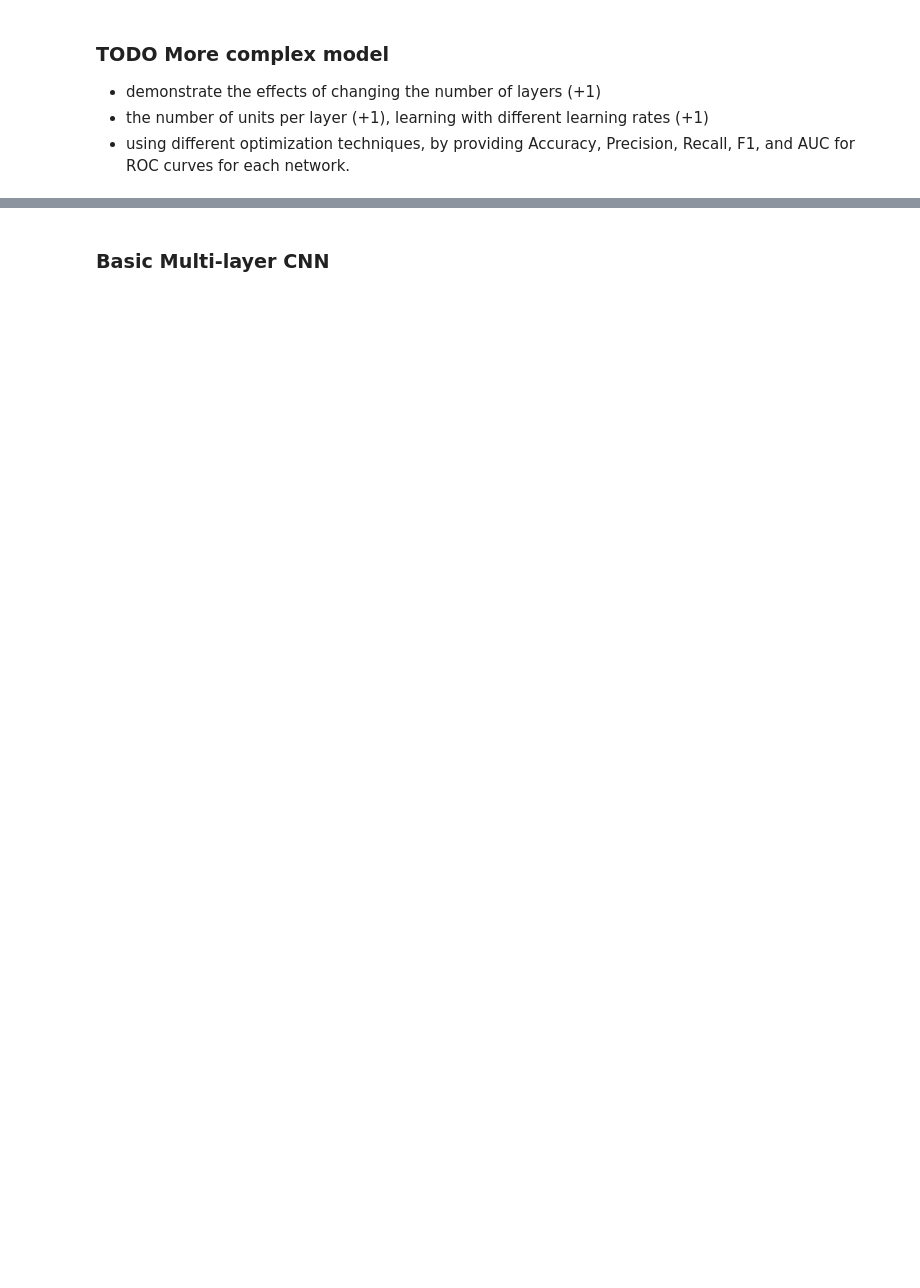
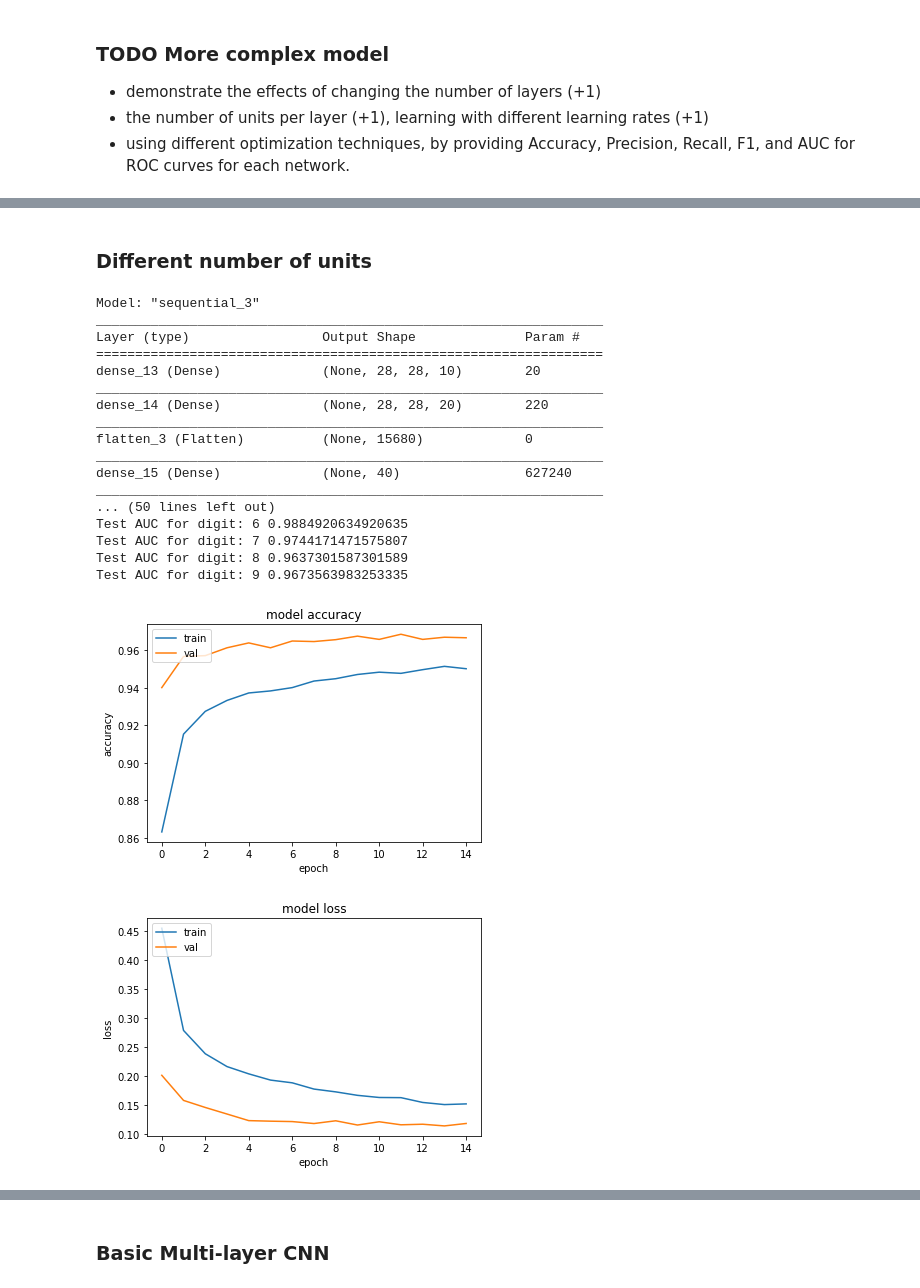
Before and after one commit to ColdBacon/Digit-recognizer, a Jupyter notebook: MNIST_Recognizer.ipynb, the cells around one changed output, grey strips where cells are left out. Drawn from its saved outputs; the diff is of its cells as text; code cells hidden in the pictures; blank space fills up the shorter version.

```diff
--- a/MNIST_Recognizer.ipynb
+++ b/MNIST_Recognizer.ipynb
@@ -146,0 +217,34 @@ Test AUC for digit: 9 0.9819255689001264
+# %% [markdown]
+### Different number of units
+# %%
+model_fc = keras.Sequential([
+    layers.Dense(10, activation="relu",input_shape=(28,28,1)),
+    layers.Dense(20, activation="relu"),
+
+    layers.Flatten(),
+    layers.Dense(40, activation="relu"),
+    layers.Dropout(.25),
+    layers.Dense(10, activation="softmax")
+])
+model_fc.summary()
+predict_model(model_fc, [es], epochs=100)
+# %% [output]
+Model: "sequential_3"
+_________________________________________________________________
+Layer (type)                 Output Shape              Param #
+=================================================================
+dense_13 (Dense)             (None, 28, 28, 10)        20
+_________________________________________________________________
+dense_14 (Dense)             (None, 28, 28, 20)        220
+_________________________________________________________________
+flatten_3 (Flatten)          (None, 15680)             0
+_________________________________________________________________
+dense_15 (Dense)             (None, 40)                627240
+_________________________________________________________________
+... (50 lines left out)
+Test AUC for digit: 6 0.9884920634920635
+Test AUC for digit: 7 0.9744171471575807
+Test AUC for digit: 8 0.9637301587301589
+Test AUC for digit: 9 0.9673563983253335
+[figure, added]
+[figure, added]
```
Also changed, not shown: parts of 31 cells of this notebook.
